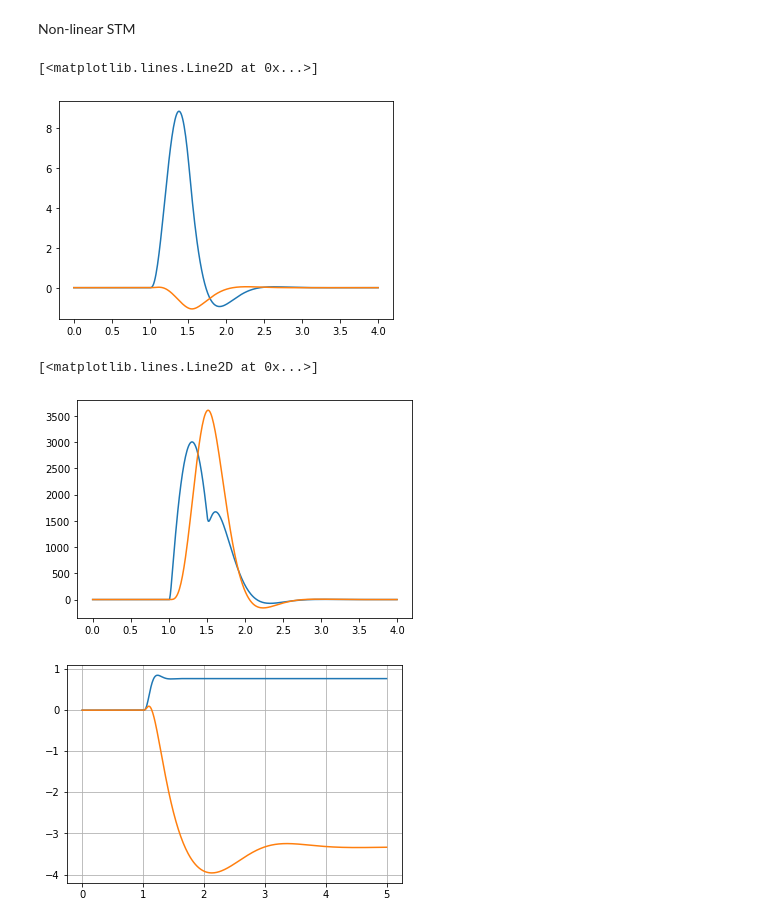
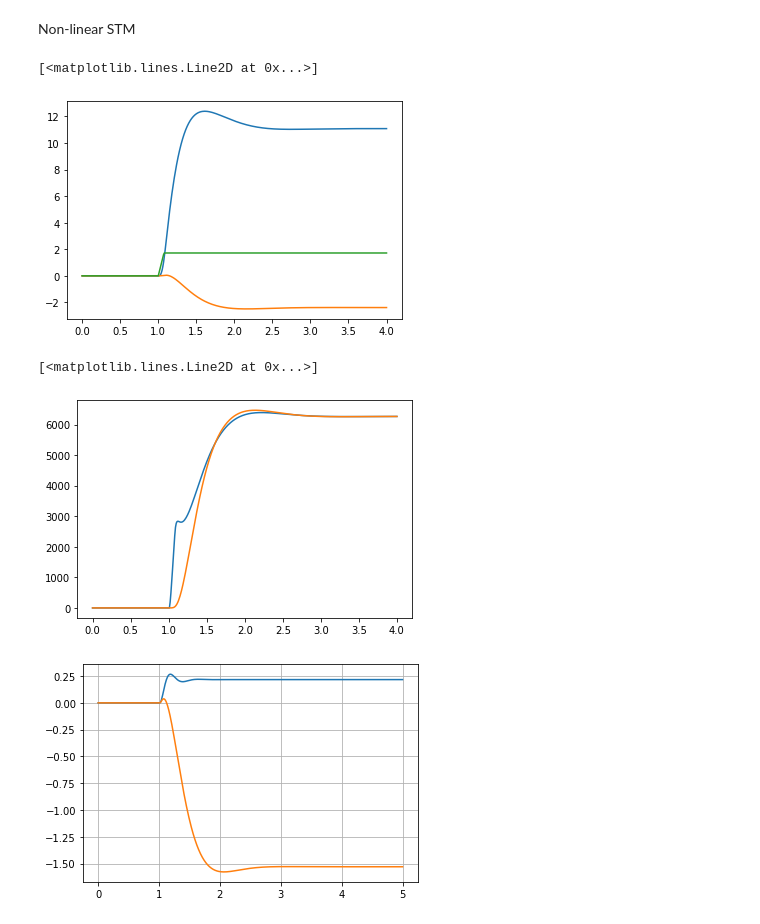
Before and after one commit to SPF33/veDSim, a Jupyter notebook: nonlinear_STM.ipynb, the cells around one changed output. Cells and saved outputs as stored; diff of their text form; code cells hidden in the pictures.

```diff
--- a/nonlinear_STM.ipynb
+++ b/nonlinear_STM.ipynb
@@ -26,9 +26,9 @@ def fdot(Xk,Uk,Vk):
 
     # tire parameters
     Kf = 80000 / (m*g*(l-lf)/l)    # Normalized cornering stiffness front
-    Kr = 120000 / (m*g*lf/l)   # Cornering stiffness rear
+    Kr = 100000 / (m*g*lf/l)   # Cornering stiffness rear
     SigF = 0.5 # front elation length
-    SigR = 0.3 # rear elation length
+    SigR = 0.5 # rear elation length
 
     # shape parameter for tire lateral force
     mu = 1
@@ -64,37 +64,40 @@ N = int(time/dt)
 X = np.zeros([4, N+1])
 U = np.zeros(N+1)
 X[:,0] = [0,0,0,0]
-NU = int(strt_U/dt+1)
+
 temp = 0
 
 ######################################################
 # Define input
 ######################################################
-max_U = 0.01    # [rad] SS front wheel angle
+max_U = 0.03    # [rad] SS front wheel angle
 strt_U = 1     # [s] Start of steering action
 rate_U = 0.4   # [rad/s]Rate of steering action
+pha = 0
+NU = int(strt_U/dt+1)
 for i in range(N-NU):
+
 ## sine wave #####################################
-#     pha = pha + 0.5*np.pi*dt
-#     temp = 0.01*math.sin(pha)
+#     pha = pha + 2*np.pi*dt
+#     temp = 0.2*math.sin(pha)
 #     U[i + NU] = temp
 ##################################################
 
 ## Step steer#####################################
-#     temp = temp + dt*rate_U
-#     U[i + NU] = temp
-#     if temp > max_U:
-#         U[i + NU:] = max_U
-#         break
+    temp = temp + dt*rate_U
+    U[i + NU] = temp
+    if temp > max_U:
+        U[i + NU:] = max_U
+        break
 # #################################################
 
 ## Impulse Steer #################################
-    pha = pha + 2*np.pi*dt
-    temp = 0.03*math.sin(pha)
-    U[i + NU] = temp
-    if i >= 0.5/dt:
-        U[i + NU:] = 0
-        break
+#     pha = pha + 4*np.pi*dt
+#     temp = max_U*math.sin(pha)
+#     U[i + NU] = temp
+#     if i >= 0.25/dt:
+#         U[i + NU:] = 0
+#         break
 ##################################################
 
 ######################################################
@@ -111,15 +114,16 @@ for i in range(N):
 
 plt.plot(np.linspace(0, time, num=N+1),X[1,:]*180/np.pi)     # Yaw rate
 plt.plot(np.linspace(0, time, num=N+1),X[0,:]/V*180/np.pi)  # sideslip
+plt.plot(np.linspace(0, time, num=N+1),U*180/np.pi)
 # %% [output]
 [<matplotlib.lines.Line2D at 0x...>]
-[figure, old version]
+[figure, new version]
 # %%
 plt.plot(np.linspace(0, time, num=N+1),X[2,:]*1.35)   # Yaw moment from FA
 plt.plot(np.linspace(0, time, num=N+1),X[3,:]*1.35)   # Anti-Yaw moment from RA
 # %% [output]
 [<matplotlib.lines.Line2D at 0x...>]
-[figure, old version]
+[figure, new version]
 # %%
 # comparing different speeds
 for V in [10,30]:
@@ -144,7 +148,7 @@ for V in [10,30]:
     Fz = np.zeros(4)
     alpha = np.zeros(4)
     X[:,0] = [0,0,0,0]
-    max_U = 0.06    # [rad] SS front wheel angle
+    max_U = 0.02    # [rad] SS front wheel angle
     strt_U = 1     # [s] Start of steering action
     rate_U = 1   # [rad/s]Rate of steering action
 #     Fz[0] = 0.5 * vehPars["mass"] * 9.81 * vehPars["l_rear"] / vehPars["WB"]
@@ -167,31 +171,31 @@ for V in [10,30]:
         if temp > max_U:
             U[i + NU:] = max_U
             break
     ##################################################
 
     ## Impulse Steer #################################
     #     pha = pha + 2*np.pi*dt
     #     temp = 0.03*math.sin(pha)
     #     U[i + NU] = temp
     #     if i >= 0.5/dt:
     #         U[i + NU:] = 0
     #         break
     ##################################################
 
     ## Integration RK4
     for i in range(N):
         Xk = X[:,i:i+1]
         Uk = U[i]
         k1 = fdot(Xk,Uk,V)
     #     print(k1)
         k2 = fdot(Xk+ k1 * dt/2,Uk,V)
         k3 = fdot(Xk+ k2 * dt/2,Uk,V)
         k4 = fdot(Xk+ k3 * dt,Uk,V)
         X[:,i+1:i+2] = Xk + (k1 + 2*k2 + 2*k3 + k4)*dt/6
 
 #     plt.plot(np.linspace(0, time, num=N+1),X[1,:]*180/np.pi)
     plt.plot(np.linspace(0, time, num=N+1),X[0,:]/V*180/np.pi)
 # plt.plot(np.linspace(0, time, num=N+1),U*180/np.pi*15)
 plt.grid()
 # %% [output]
-[figure, old version]
+[figure, new version]
```
Also changed, not shown: parts of 1 cell of this notebook.
